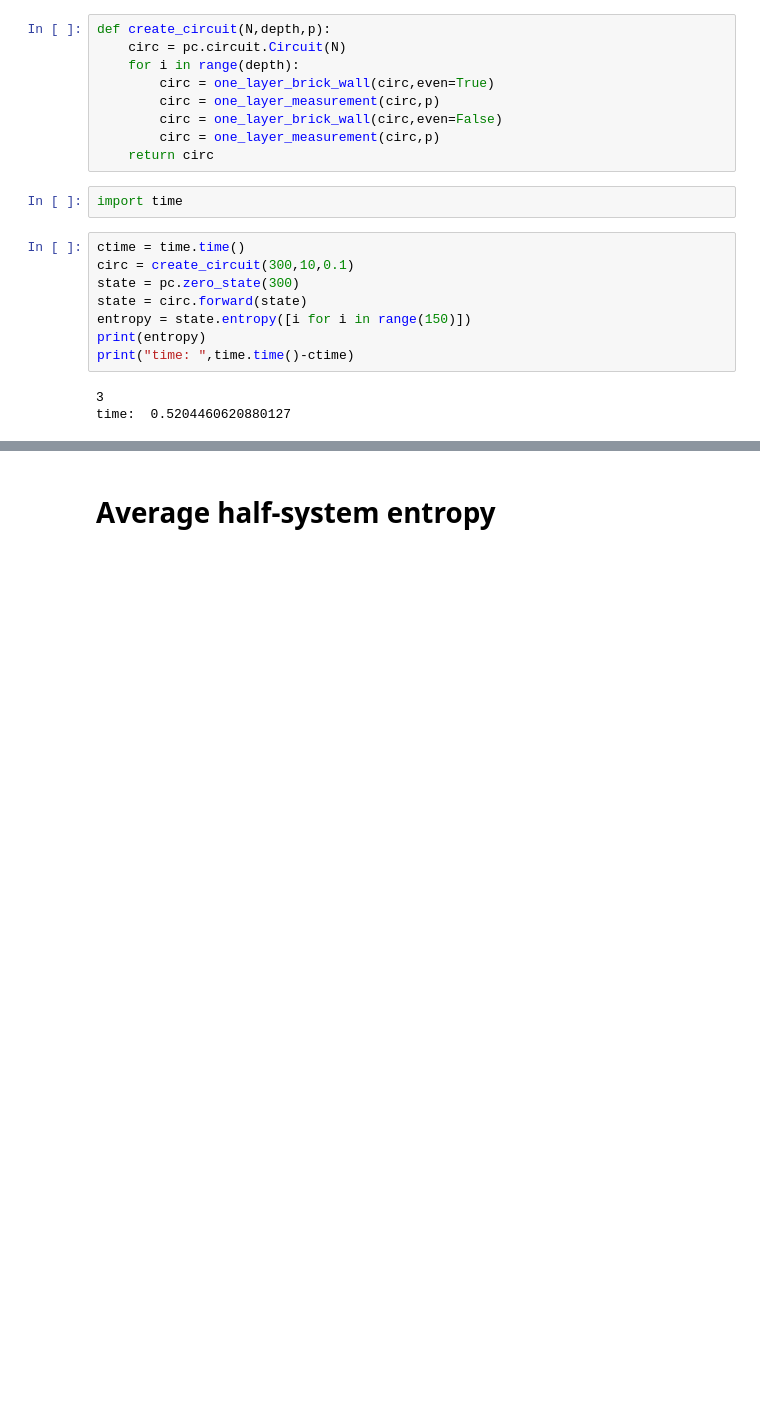
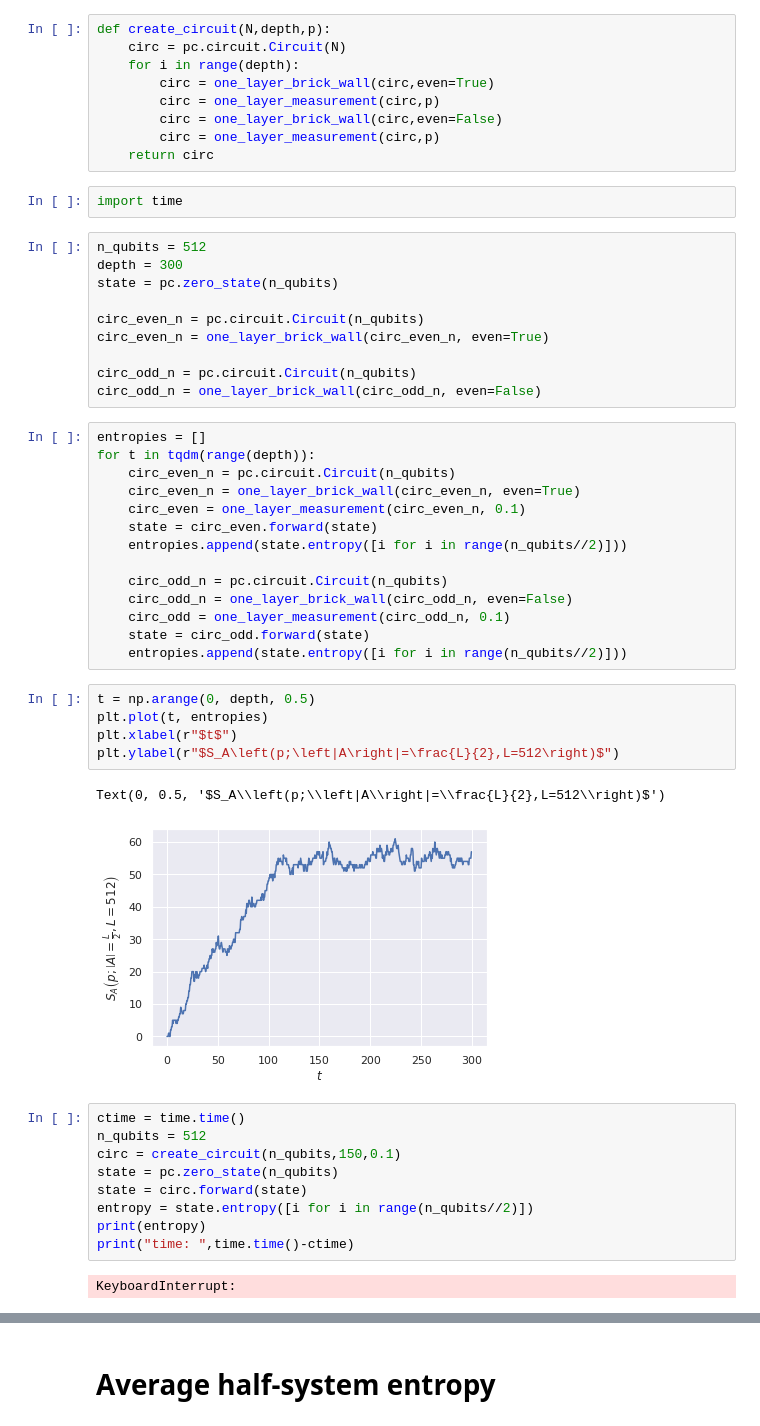
Before and after one commit to DanDan0101/clifford, a Jupyter notebook: demo-MIPT.ipynb, the cells around one changed output, grey strips where cells are left out. Drawn from its saved outputs; the diff is of its cells as text; blank space fills up the shorter version.

```diff
--- a/demo-MIPT.ipynb
+++ b/demo-MIPT.ipynb
@@ -52,14 +50,46 @@ def create_circuit(N,depth,p):
     return circ
 # %%
 import time
+# %%
+n_qubits = 512
+depth = 300
+state = pc.zero_state(n_qubits)
+
+circ_even_n = pc.circuit.Circuit(n_qubits)
+circ_even_n = one_layer_brick_wall(circ_even_n, even=True)
+
+circ_odd_n = pc.circuit.Circuit(n_qubits)
+circ_odd_n = one_layer_brick_wall(circ_odd_n, even=False)
+# %%
+entropies = []
+for t in tqdm(range(depth)):
+    circ_even_n = pc.circuit.Circuit(n_qubits)
+    circ_even_n = one_layer_brick_wall(circ_even_n, even=True)
+    circ_even = one_layer_measurement(circ_even_n, 0.1)
+    state = circ_even.forward(state)
+    entropies.append(state.entropy([i for i in range(n_qubits//2)]))
+
+    circ_odd_n = pc.circuit.Circuit(n_qubits)
+    circ_odd_n = one_layer_brick_wall(circ_odd_n, even=False)
+    circ_odd = one_layer_measurement(circ_odd_n, 0.1)
+    state = circ_odd.forward(state)
+    entropies.append(state.entropy([i for i in range(n_qubits//2)]))
+# %%
+t = np.arange(0, depth, 0.5)
+plt.plot(t, entropies)
+plt.xlabel(r"$t$")
+plt.ylabel(r"$S_A\left(p;\left|A\right|=\frac{L}{2},L=512\right)$")
+# %% [output]
+Text(0, 0.5, '$S_A\\left(p;\\left|A\\right|=\\frac{L}{2},L=512\\right)$')
+[figure, added]
 # %%
 ctime = time.time()
-circ = create_circuit(300,10,0.1)
-state = pc.zero_state(300)
+n_qubits = 512
+circ = create_circuit(n_qubits,150,0.1)
+state = pc.zero_state(n_qubits)
 state = circ.forward(state)
-entropy = state.entropy([i for i in range(150)])
+entropy = state.entropy([i for i in range(n_qubits//2)])
 print(entropy)
 print("time: ",time.time()-ctime)
 # %% [output]
-3
-time:  0.5204460620880127
+KeyboardInterrupt:
```
Also changed, not shown: parts of 5 cells of this notebook.
